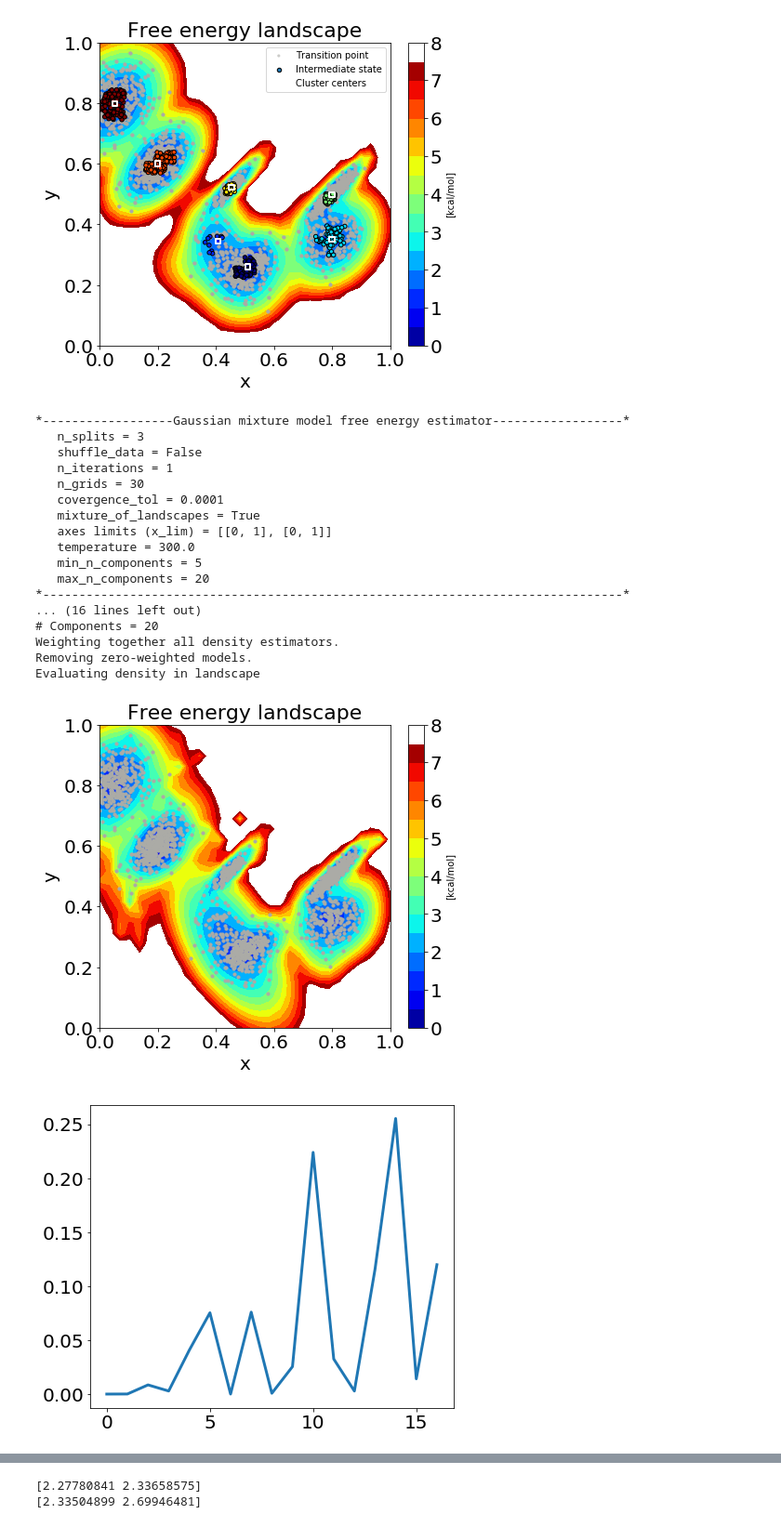
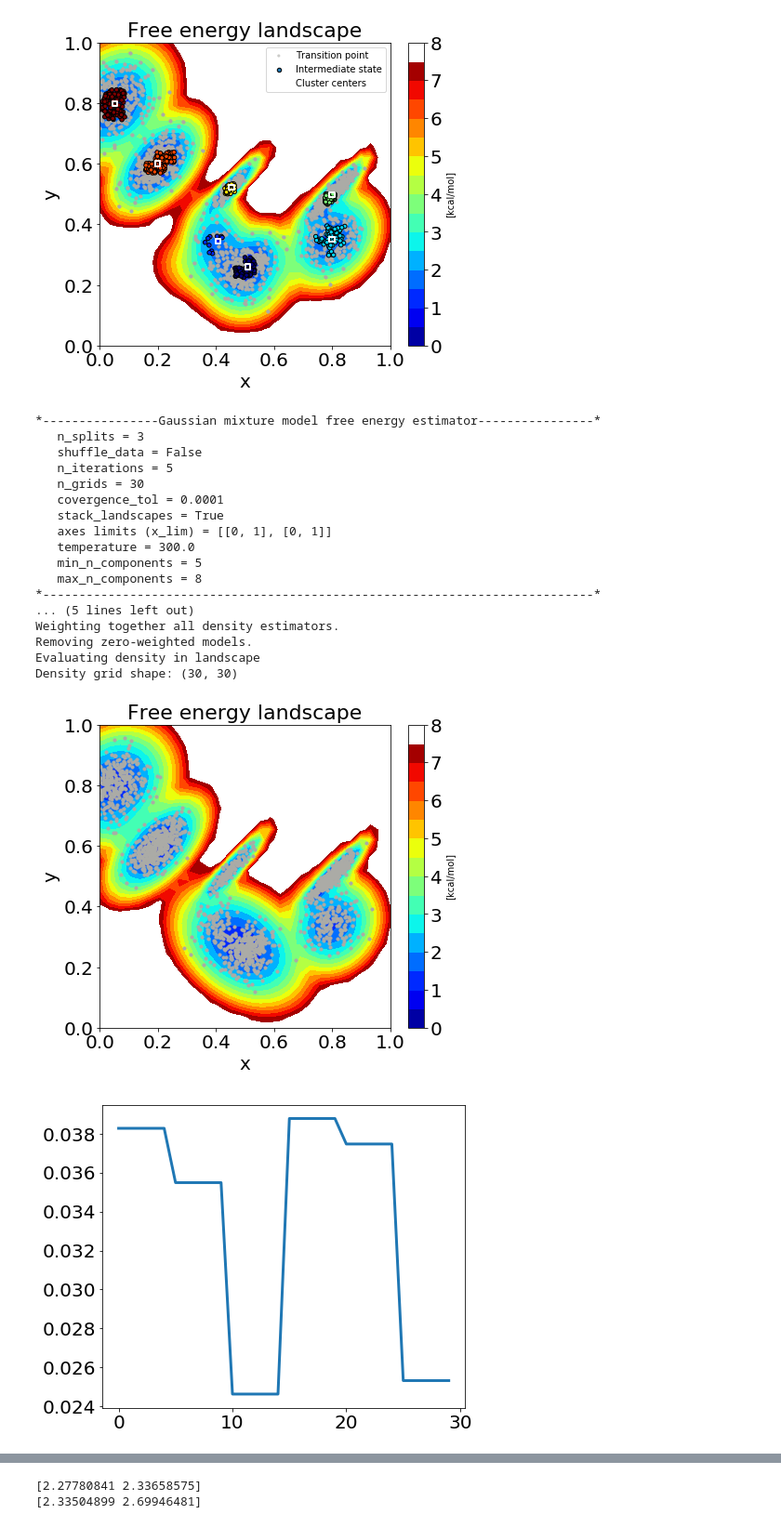
Before and after one commit to anniewesterlund/InfleCS-free-energy-clustering-tutorial, a Jupyter notebook: toy_model_evaluation.ipynb, the cells around one changed output, grey strips where cells are left out. Shown: that part at 93% size. Saved outputs shown, nothing was run; the diff lists cells and outputs as text; code cells hidden in the pictures.

```diff
--- a/toy_model_evaluation.ipynb
+++ b/toy_model_evaluation.ipynb
@@ -71,39 +71,39 @@ print(cluster_centers)
 [figure]
 # %%
 # Estimate free energy and clustering with GMM and cross-validation
-mix_landscapes = True
+stack_landscapes = True
 
-gmm_FE = GMM_FE.free_energy(data,min_n_components=5,max_n_components=20,x_lims=[[0,1],[0,1]], n_grids=nx, mixture_of_landscapes=mix_landscapes, n_iterations=1)
+gmm_FE = GMM_FE.FreeEnergy(data,min_n_components=5,max_n_components=8,x_lims=[[0,1],[0,1]], n_grids=nx, stack_landscapes=stack_landscapes, n_iterations=5)
 
 est_coords, est_FE_landscape, est_FE_points = gmm_FE.landscape()
 # %% [output]
-*------------------Gaussian mixture model free energy estimator------------------*
+*----------------Gaussian mixture model free energy estimator----------------*
    n_splits = 3
    shuffle_data = False
-   n_iterations = 1
+   n_iterations = 5
    n_grids = 30
    covergence_tol = 0.0001
-   mixture_of_landscapes = True
+   stack_landscapes = True
    axes limits (x_lim) = [[0, 1], [0, 1]]
    temperature = 300.0
    min_n_components = 5
-   max_n_components = 20
-*--------------------------------------------------------------------------------*
-... (16 lines left out)
-# Components = 20
+   max_n_components = 8
+*----------------------------------------------------------------------------*
+... (5 lines left out)
 Weighting together all density estimators.
 Removing zero-weighted models.
 Evaluating density in landscape
+Density grid shape: (30, 30)
 # %%
 # Visualize estimated free energy landscape
 gmm_FE.visualize(show_data=True)
 
-if mix_landscapes:
+if stack_landscapes:
     plt.figure(2)
     plt.plot(gmm_FE.density_est_.model_weights_,linewidth=3)
 # %% [output]
-[figure, old version]
+[figure, new version]
-[figure, old version]
+[figure, new version]
 # %%
 # Cluster based on estimated density model
 est_labels, est_cluster_centers = gmm_FE.cluster(est_coords,est_FE_points,data)
```
Also changed, not shown: parts of 4 cells of this notebook, 8 other files.
